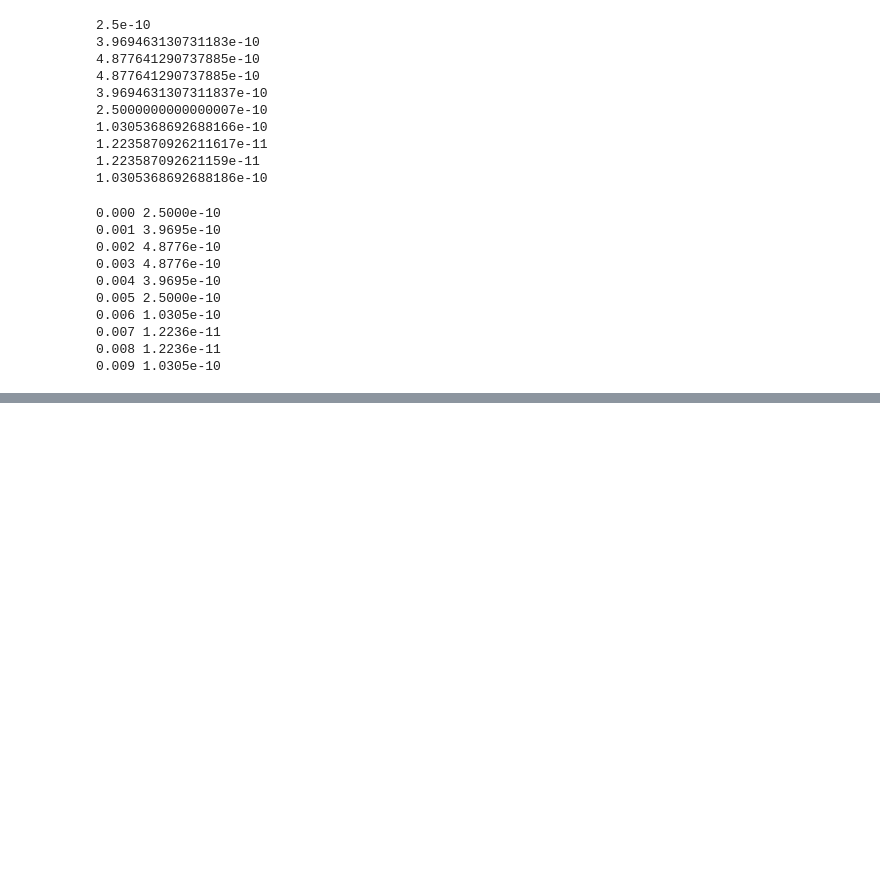
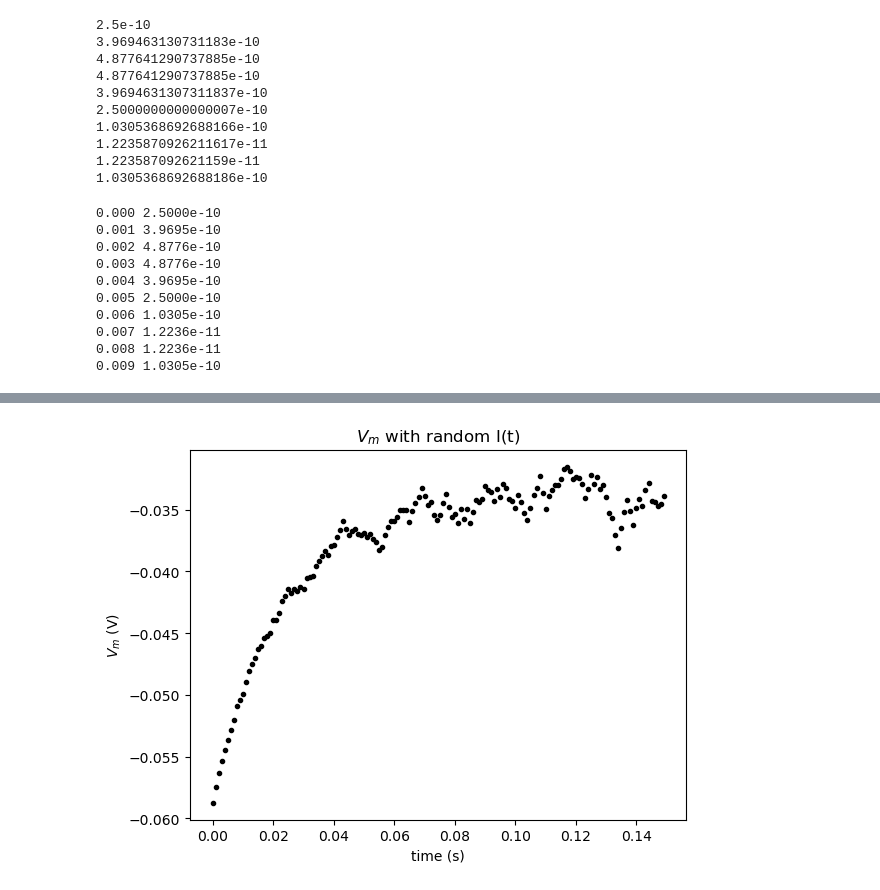
Before and after one commit to 322Simon/Neuromatchacademy, a Jupyter notebook: LIF_Neuron_Part_I.ipynb, the cells around one changed output, grey strips where cells are left out. Saved outputs shown, nothing was run; the diff lists cells and outputs as text; code cells hidden in the pictures; blank space fills up the shorter version.

```diff
--- a/LIF_Neuron_Part_I.ipynb
+++ b/LIF_Neuron_Part_I.ipynb
@@ -66,0 +156,37 @@ for step in range(step_end):
+# %%
+# Set random number generator
+np.random.seed(2020)
+
+# Initialize step_end and v
+step_end = int(t_max / dt)
+v = el
+
+# Initialize the figure
+plt.figure()
+plt.title('$V_m$ with random I(t)')
+plt.xlabel('time (s)')
+plt.ylabel('$V_m$ (V)')
+
+# loop for step_end steps
+for step in range(step_end):
+
+  # Compute value of t
+  t = step * dt
+
+  # Get random number in correct range of -1 to 1 (will need to adjust output of np.random.random)
+  random_num =  2 * np.random.random() - 1
+
+  # Compute value of i at this time step
+  i = i_mean * (1 + 0.1 * np.sqrt(t / dt) * random_num)
+
+  # Compute v
+  v = v + dt/tau * (el - v + r*i)
+
+  # Plot v (using 'k.' to get even smaller markers)
+  plt.plot(t, v, 'k.')
+
+
+# Display plot
+plt.show()
+# %% [output]
+[figure, added]
```
Also changed, not shown: parts of 4 cells of this notebook.
